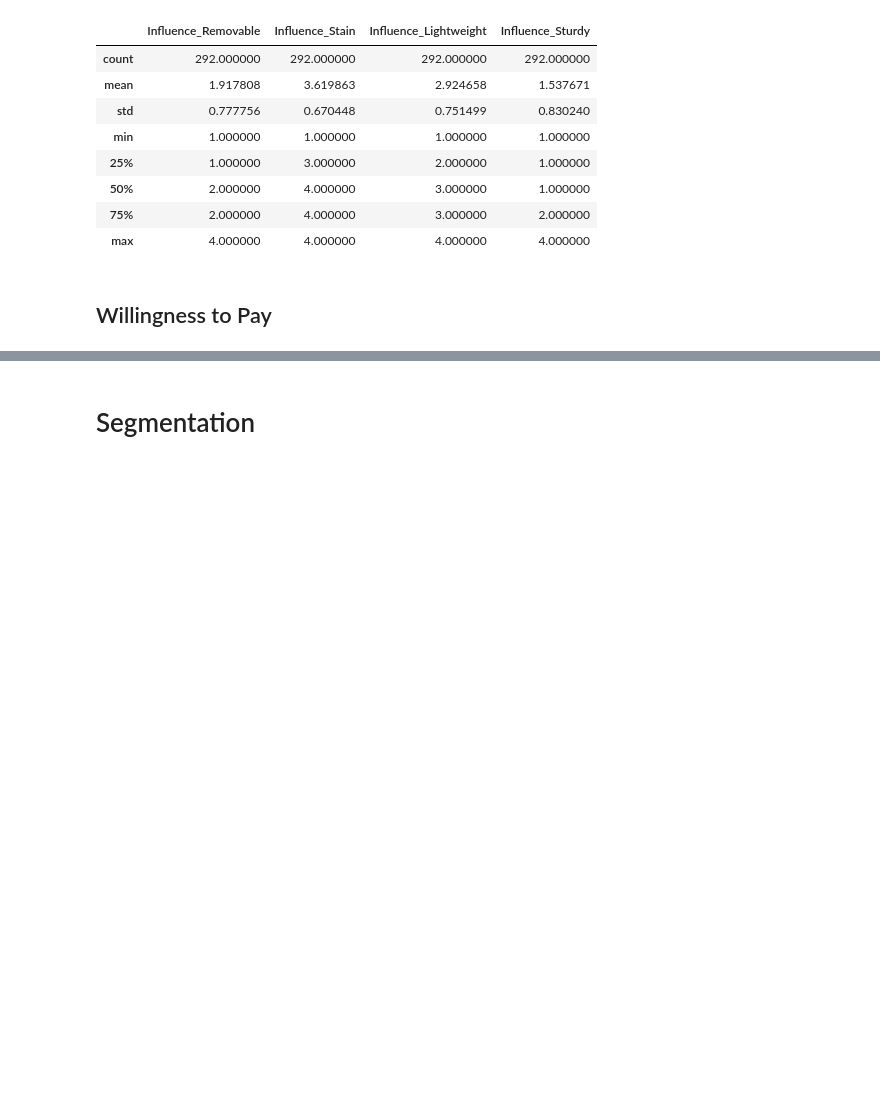
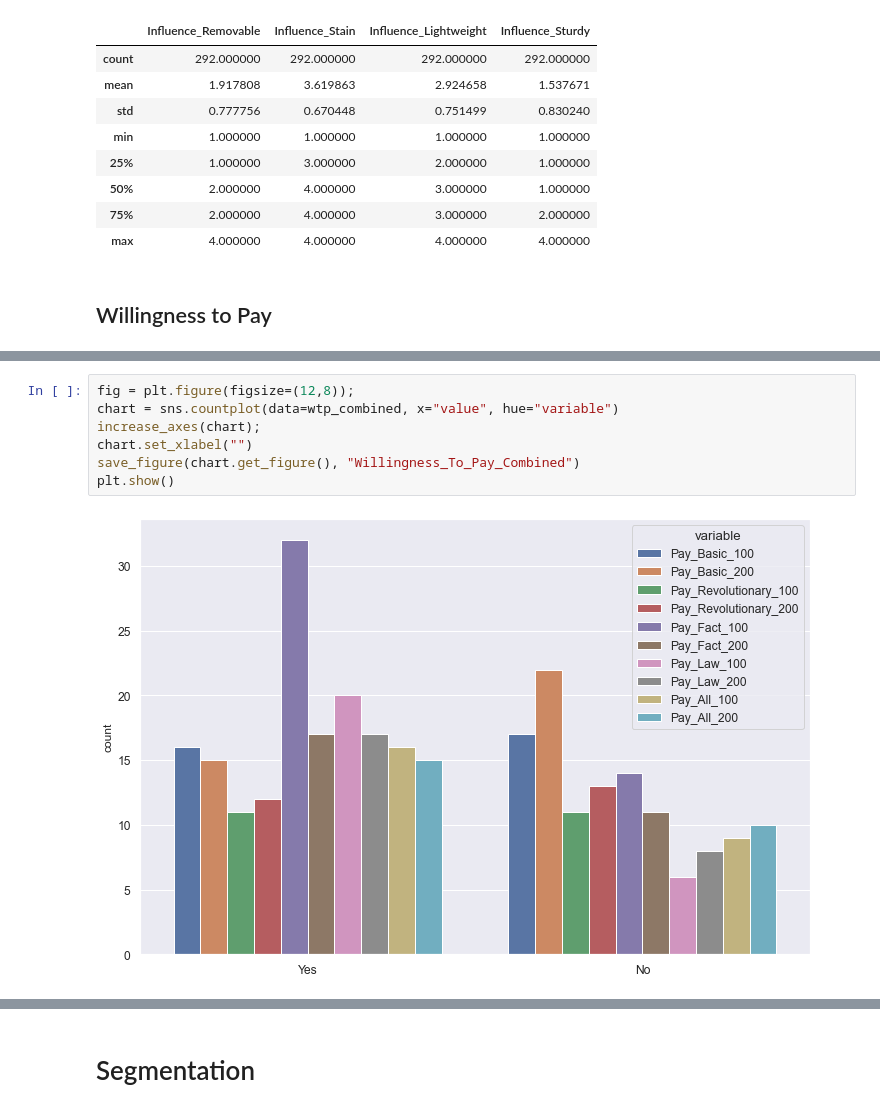
Before and after one commit to markhary/emba912_survey, a Jupyter notebook: ruby.ipynb, the cells around one changed output, grey strips where cells are left out. Cells and saved outputs as stored; diff of their text form; blank space fills up the shorter version.

Commit message:
Willingness to pay

```diff
--- a/ruby.ipynb
+++ b/ruby.ipynb
@@ -497,2 +523,11 @@ survey_data[columns].describe()
+# %%
+fig = plt.figure(figsize=(12,8));
+chart = sns.countplot(data=wtp_combined, x="value", hue="variable")
+increase_axes(chart);
+chart.set_xlabel("")
+save_figure(chart.get_figure(), "Willingness_To_Pay_Combined")
+plt.show()
+# %% [output]
+[figure, added]
 # %%
 column = "Maximum_Pay";
```
Also changed, not shown: parts of 5 cells of this notebook, 13 other files.
